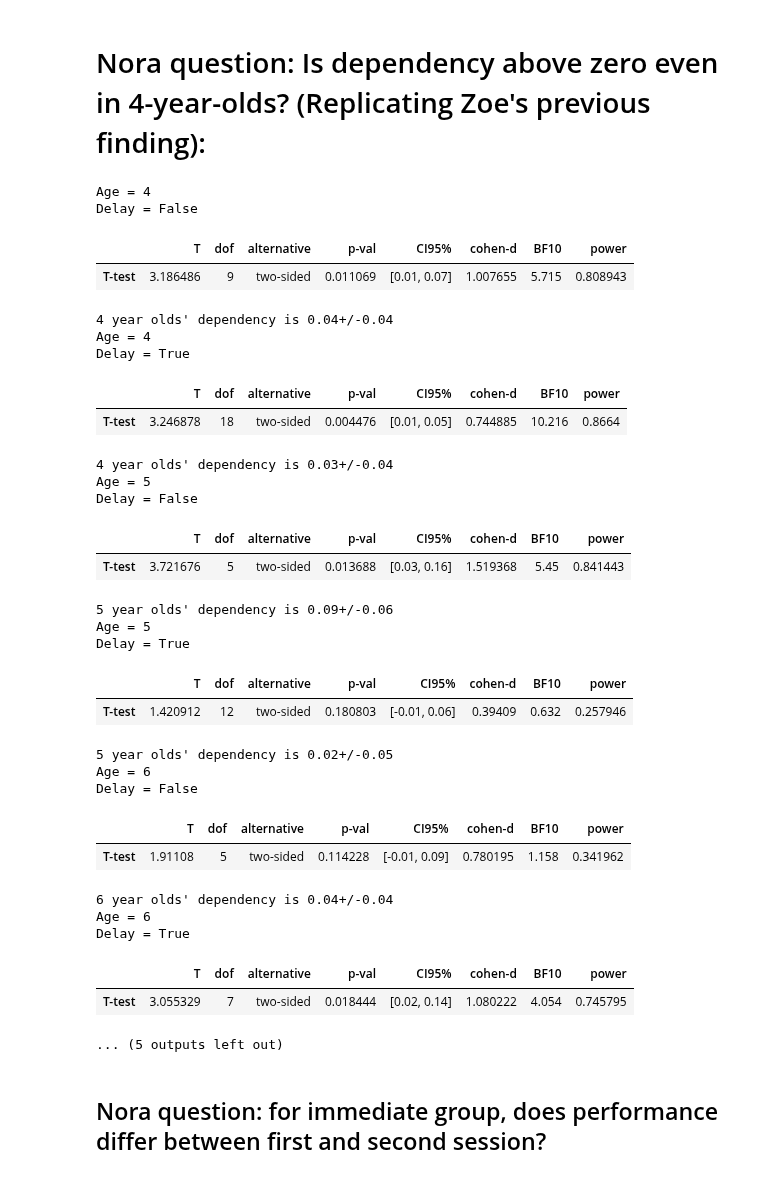
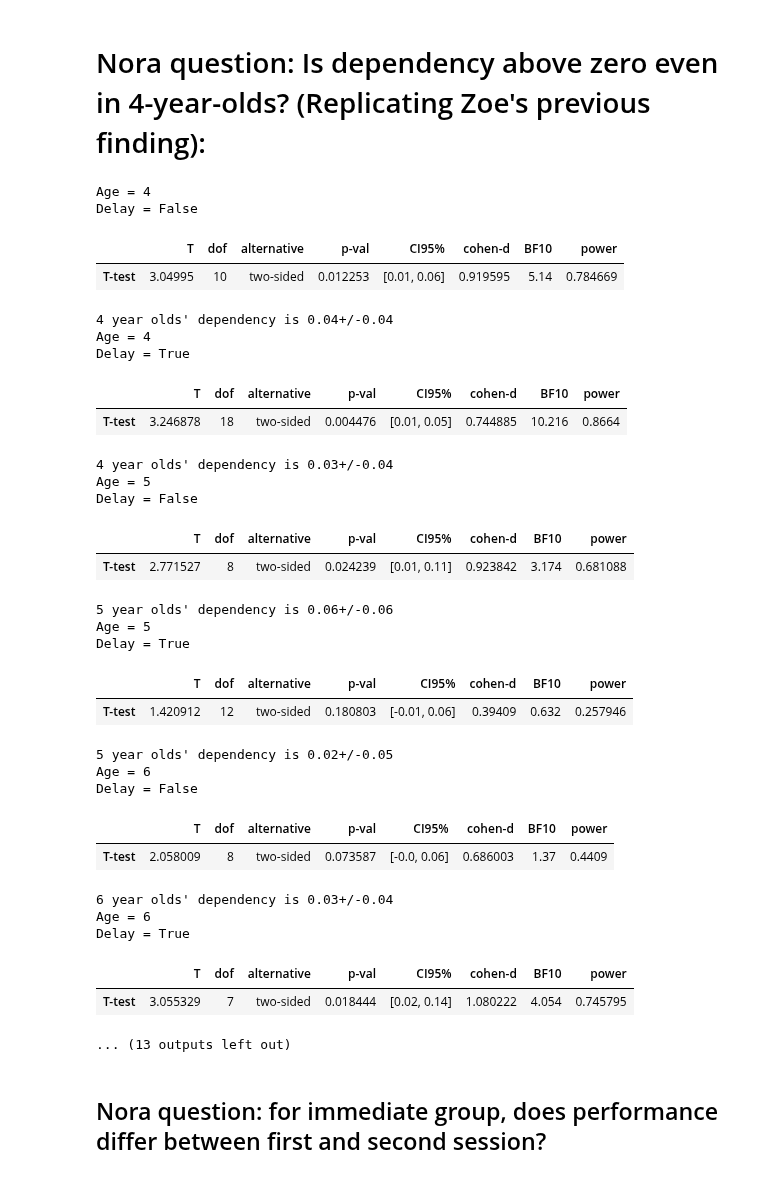
Before and after one commit to samsydco/PSPC, a Jupyter notebook: Results_PC.ipynb, the cells around one changed output. Drawn from its saved outputs; the diff is of its cells as text; code cells hidden in the pictures.

```diff
--- a/Results_PC.ipynb
+++ b/Results_PC.ipynb
@@ -13,10 +13,9 @@ OUTDATED_IGNORE=1
 # %%
 figurepath = 'C:/Users/tuq67942/OneDrive - Temple University/Documents/Figures/'
 dependencydf = pd.read_csv('csvs/Dependency_Year_1.csv')
-pairaccuracydf = pd.read_csv('csvs/PC_pairs.csv')
-PCoutputdf = pd.read_csv('csvs/PC_outputdf.csv')
-PCconddf = pd.read_csv('csvs/PC_outputconddf.csv')
-PCoutputplotdf = pd.read_csv('csvs/PC_outputplotdf.csv')
+pairaccuracydf = pd.read_csv('csvs/PC_pairs_1.csv')
+PCconddf = pd.read_csv('csvs/PC_outputconddf_1.csv')
+PCoutputplotdf = pd.read_csv('csvs/PC_outputplotdf_1.csv')
 # %% [markdown]
 # <i> Aidan Question: </i>What is the difference between independent and dependent models in low/high performing kids?? If there's not enough of a difference we will not see any variability in dependency:
 # %%
@@ -28,7 +27,7 @@ def accbin(PCconddf):
     if PCconddf['Accuracy'] > 0.3 and PCconddf['Accuracy'] < 0.95:
         return 'Intermediate Accuracy'
     if PCconddf['Accuracy'] > 0.95:
-        return 'Cieling Accuracy'
+        return 'Ceiling Accuracy'
 PCconddf['Accuracy Bin'] = PCconddf.apply(accbin, axis=1)
 labels = ['Immediate','Delayed']
 sns.set_theme(style="white",font_scale=2, palette=['#6e90bf',  '#d9a6a4', '#c26f6d'])#"vlag")
@@ -63,6 +62,5 @@ if exclude == 1:
     exclude_subjs = excludedf['Subject']
     dependencydf = exclude_fun(dependencydf,exclude_subjs)
     pairaccuracydf = exclude_fun(pairaccuracydf,exclude_subjs)
-    PCoutputdf = exclude_fun(PCoutputdf,exclude_subjs)
     PCconddf = exclude_fun(PCconddf,exclude_subjs)
     PCoutputplotdf = exclude_fun(PCoutputplotdf,exclude_subjs)
@@ -69,3 +69,12 @@ if exclude == 1:
+# %%
+exclude = 1
+if exclude == 1:
+    excludedf = dependencydf[dependencydf['Same Day'] == False]
+    exclude_subjs = excludedf['Subject']
+    dependencydf = exclude_fun(dependencydf,exclude_subjs)
+    pairaccuracydf = exclude_fun(pairaccuracydf,exclude_subjs)
+    PCconddf = exclude_fun(PCconddf,exclude_subjs)
+    PCoutputplotdf = exclude_fun(PCoutputplotdf,exclude_subjs)
 # %% [markdown]
 ## Does delay matter for accuracy? Yes!
 ## Does delay matter for dependency? No!
@@ -98,20 +107,32 @@ Dependency difference without them:
 # %%
 for age in [4,5,6,7]:
     for delay in [False,True]:
         print('Age = '+str(age))
         print('Delay = '+str(delay))
         tmp = dependencydf[dependencydf['Delay']==delay]
         tmp = tmp[tmp['Age'].between(age, age+1)]
         display(ttest(tmp['Dependency'],0.0))
         print(str(age)+" year olds' dependency is "+
               str(np.round(np.mean(tmp['Dependency']),2))+
              "+/-"+
              str(np.round(np.std(tmp['Dependency']),2)))
+
+for label,age in {"Pre-school":[4,5],"School-aged":[6,7]}.items():
+    for delay in [False,True]:
+        print(label)
+        print('Delay = '+str(delay))
+        tmp = dependencydf[dependencydf['Delay']==delay]
+        tmp = tmp[tmp['Age'].between(age[0], age[1]+1)]
+        display(ttest(tmp['Dependency'],0.0))
+        print(label+"'s' dependency is "+
+              str(np.round(np.mean(tmp['Dependency']),2))+
+             "+/-"+
+             str(np.round(np.std(tmp['Dependency']),2)))
 # %% [output]
 Age = 4
 Delay = False
 |  | T | dof | alternative | p-val | CI95% | cohen-d | BF10 | power |
-| T-test | 3.186486 | 9 | two-sided | 0.011069 | [0.01, 0.07] | 1.007655 | 5.715 | 0.808943 |
+| T-test | 3.04995 | 10 | two-sided | 0.012253 | [0.01, 0.06] | 0.919595 | 5.14 | 0.784669 |
 4 year olds' dependency is 0.04+/-0.04
 Age = 4
 Delay = True
@@ -121,8 +142,8 @@ Delay = True
 Age = 5
 Delay = False
 |  | T | dof | alternative | p-val | CI95% | cohen-d | BF10 | power |
-| T-test | 3.721676 | 5 | two-sided | 0.013688 | [0.03, 0.16] | 1.519368 | 5.45 | 0.841443 |
+| T-test | 2.771527 | 8 | two-sided | 0.024239 | [0.01, 0.11] | 0.923842 | 3.174 | 0.681088 |
-5 year olds' dependency is 0.09+/-0.06
+5 year olds' dependency is 0.06+/-0.06
 Age = 5
 Delay = True
 |  | T | dof | alternative | p-val | CI95% | cohen-d | BF10 | power |
@@ -131,13 +152,13 @@ Delay = True
 Age = 6
 Delay = False
 |  | T | dof | alternative | p-val | CI95% | cohen-d | BF10 | power |
-| T-test | 1.91108 | 5 | two-sided | 0.114228 | [-0.01, 0.09] | 0.780195 | 1.158 | 0.341962 |
+| T-test | 2.058009 | 8 | two-sided | 0.073587 | [-0.0, 0.06] | 0.686003 | 1.37 | 0.4409 |
-6 year olds' dependency is 0.04+/-0.04
+6 year olds' dependency is 0.03+/-0.04
 Age = 6
 Delay = True
 |  | T | dof | alternative | p-val | CI95% | cohen-d | BF10 | power |
 | T-test | 3.055329 | 7 | two-sided | 0.018444 | [0.02, 0.14] | 1.080222 | 4.054 | 0.745795 |
-... (5 outputs left out)
+... (13 outputs left out)
 # %% [markdown]
 ## Nora question: for immediate group, does performance differ between first and second session?
 # %%
```
Also changed, not shown: parts of 5 cells of this notebook.
